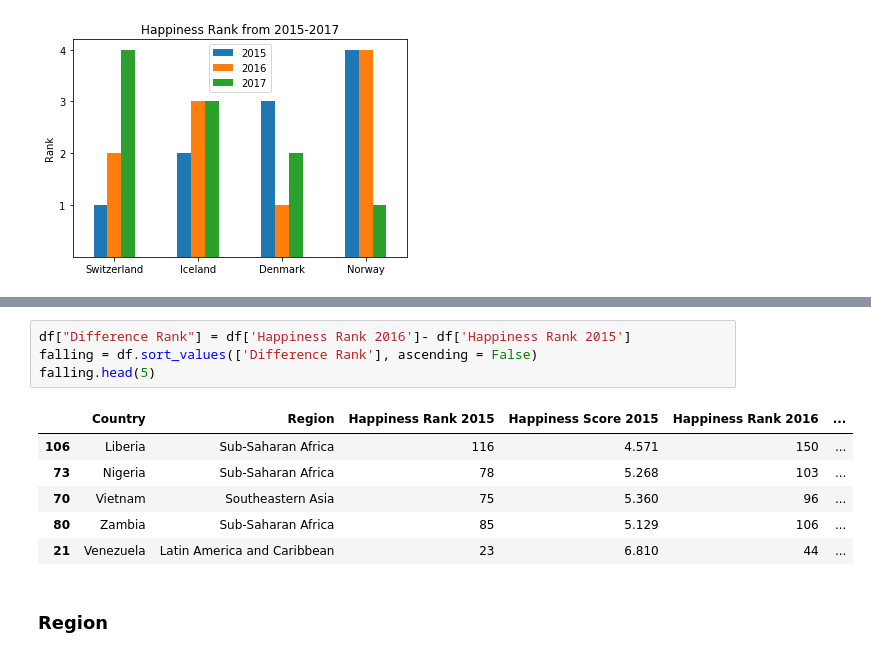
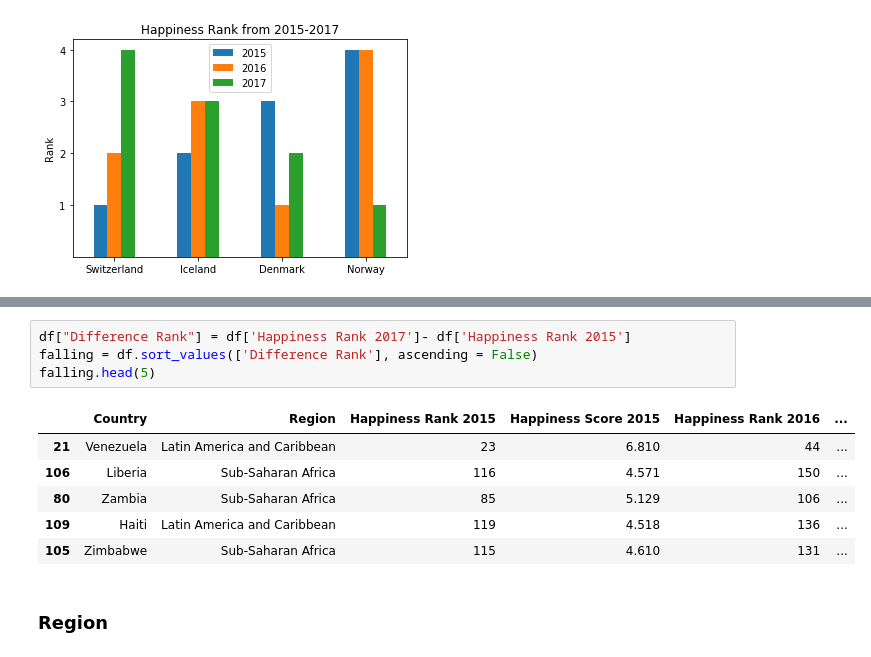
Before and after one commit to fsssa-iscteiulpt/FCD, a Jupyter notebook: World Happiness Report.ipynb, the cells around one changed output, grey strips where cells are left out. Saved outputs shown, nothing was run; the diff lists cells and outputs as text.

```diff
--- a/World Happiness Report.ipynb
+++ b/World Happiness Report.ipynb
@@ -372,16 +383,16 @@ improving.head(5)
 | 94 | Hungary | Central and Eastern Europe | 104 | 4.800 | 91 | ... |
 | 81 | Romania | Central and Eastern Europe | 86 | 5.124 | 71 | ... |
 # %%
-df["Difference Rank"] = df['Happiness Rank 2016']- df['Happiness Rank 2015']
+df["Difference Rank"] = df['Happiness Rank 2017']- df['Happiness Rank 2015']
 falling = df.sort_values(['Difference Rank'], ascending = False)
 falling.head(5)
 # %% [output]
 |  | Country | Region | Happiness Rank 2015 | Happiness Score 2015 | Happiness Rank 2016 | ... |
+| 21 | Venezuela | Latin America and Caribbean | 23 | 6.810 | 44 | ... |
 | 106 | Liberia | Sub-Saharan Africa | 116 | 4.571 | 150 | ... |
-| 73 | Nigeria | Sub-Saharan Africa | 78 | 5.268 | 103 | ... |
-| 70 | Vietnam | Southeastern Asia | 75 | 5.360 | 96 | ... |
 | 80 | Zambia | Sub-Saharan Africa | 85 | 5.129 | 106 | ... |
-| 21 | Venezuela | Latin America and Caribbean | 23 | 6.810 | 44 | ... |
+| 109 | Haiti | Latin America and Caribbean | 119 | 4.518 | 136 | ... |
+| 105 | Zimbabwe | Sub-Saharan Africa | 115 | 4.610 | 131 | ... |
 # %% [markdown]
 ### Region
 # %%
```
Also changed, not shown: parts of 3 cells of this notebook.
